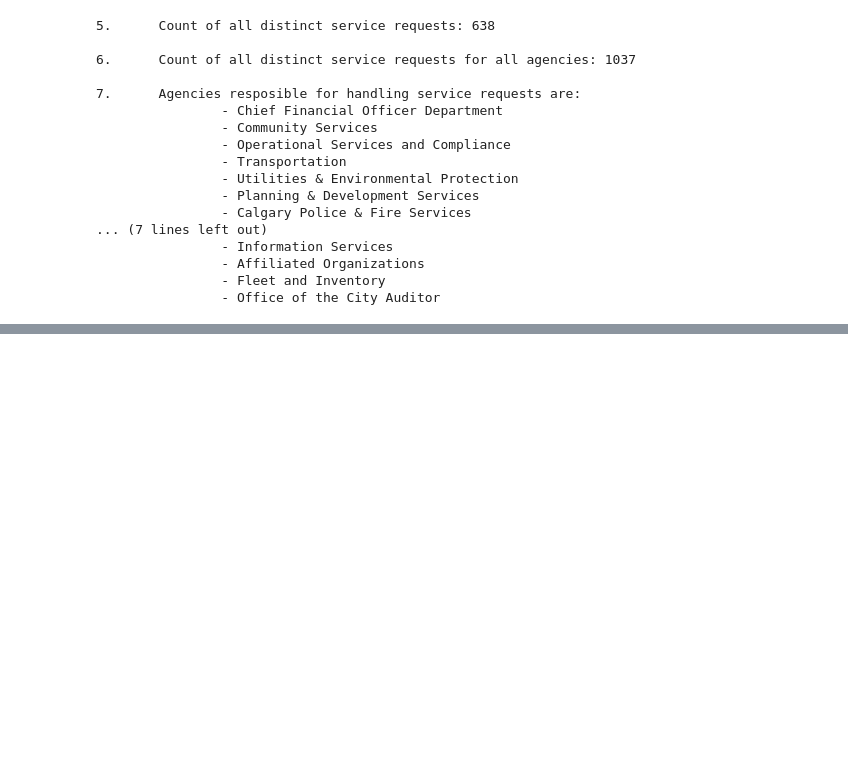
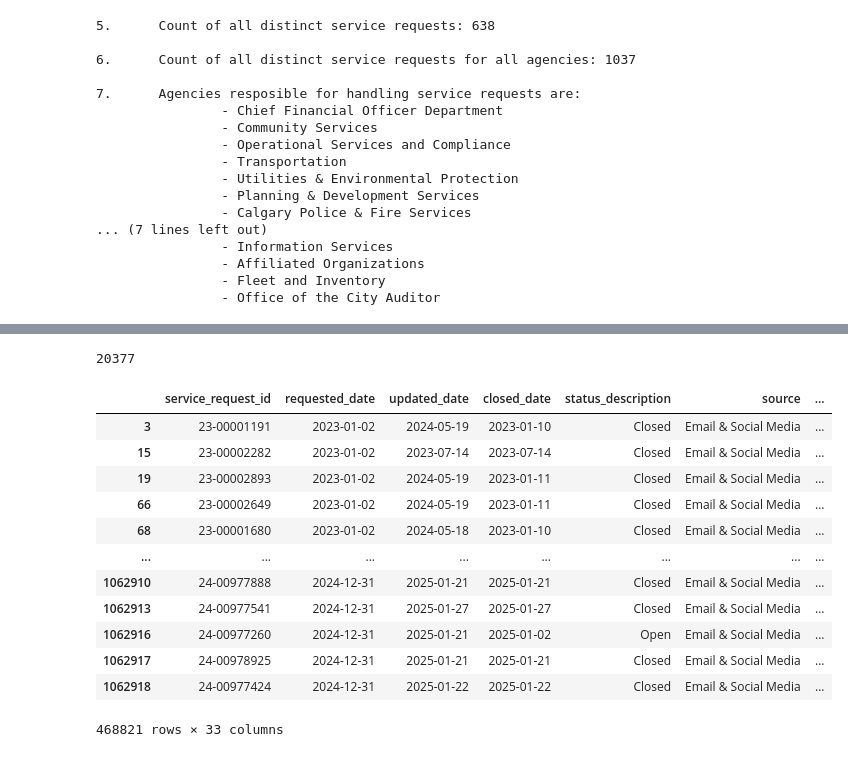
Before and after one commit to AnithaUofC/311ServiceRequests, a Jupyter notebook: 311DataWrangling.ipynb, the cells around one changed output, grey strips where cells are left out. Drawn from its saved outputs; the diff is of its cells as text; code cells hidden in the pictures; blank space fills up the shorter version.

```diff
--- a/311DataWrangling.ipynb
+++ b/311DataWrangling.ipynb
@@ -682,0 +1061,20 @@ Name: count, dtype: int64
+# %%
+contains_311 = df['service_name'].str.contains('311')
+services_with_311 = df[contains_311]
+distinct_agencies = services_with_311[['agency_responsible','agency_division','agency_subdivision']].drop_duplicates()
+
+distinct_agencies_count = services_with_311.groupby(
+    ['agency_responsible', 'agency_division', 'agency_subdivision']
+).size().reset_index(name='count')
+
+display(distinct_agencies_count)
+
+count_contains_311 = contains_311.sum()
+
+print(count_contains_311)
+
+
+operationDF = df['agency_division'].str.contains('Operational Services and Compliance')
+opDF = df[operationDF]
+display(opDF)
+# %% [output]
@@ -682,0 +1084,14 @@ Name: count, dtype: int64
+20377
+|  | service_request_id | requested_date | updated_date | closed_date | status_description | source | ... |
+| 3 | 23-00001191 | 2023-01-02 | 2024-05-19 | 2023-01-10 | Closed | Email & Social Media | ... |
+| 15 | 23-00002282 | 2023-01-02 | 2023-07-14 | 2023-07-14 | Closed | Email & Social Media | ... |
+| 19 | 23-00002893 | 2023-01-02 | 2024-05-19 | 2023-01-11 | Closed | Email & Social Media | ... |
+| 66 | 23-00002649 | 2023-01-02 | 2024-05-19 | 2023-01-11 | Closed | Email & Social Media | ... |
+| 68 | 23-00001680 | 2023-01-02 | 2024-05-18 | 2023-01-10 | Closed | Email & Social Media | ... |
+| ... | ... | ... | ... | ... | ... | ... | ... |
+| 1062910 | 24-00977888 | 2024-12-31 | 2025-01-21 | 2025-01-21 | Closed | Email & Social Media | ... |
+| 1062913 | 24-00977541 | 2024-12-31 | 2025-01-27 | 2025-01-27 | Closed | Email & Social Media | ... |
+| 1062916 | 24-00977260 | 2024-12-31 | 2025-01-21 | 2025-01-02 | Open | Email & Social Media | ... |
+| 1062917 | 24-00978925 | 2024-12-31 | 2025-01-21 | 2025-01-21 | Closed | Email & Social Media | ... |
+| 1062918 | 24-00977424 | 2024-12-31 | 2025-01-22 | 2025-01-22 | Closed | Email & Social Media | ... |
+468821 rows × 33 columns
```
Also changed, not shown: parts of 20 cells of this notebook.
